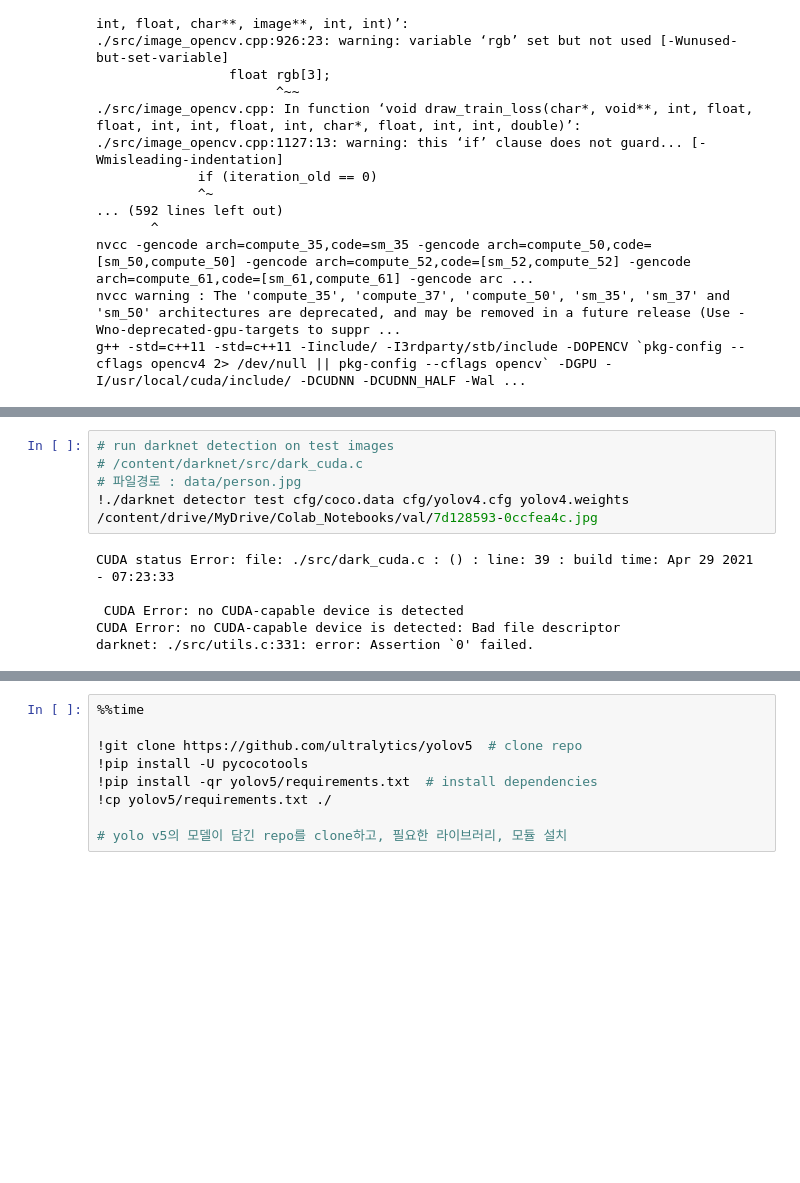
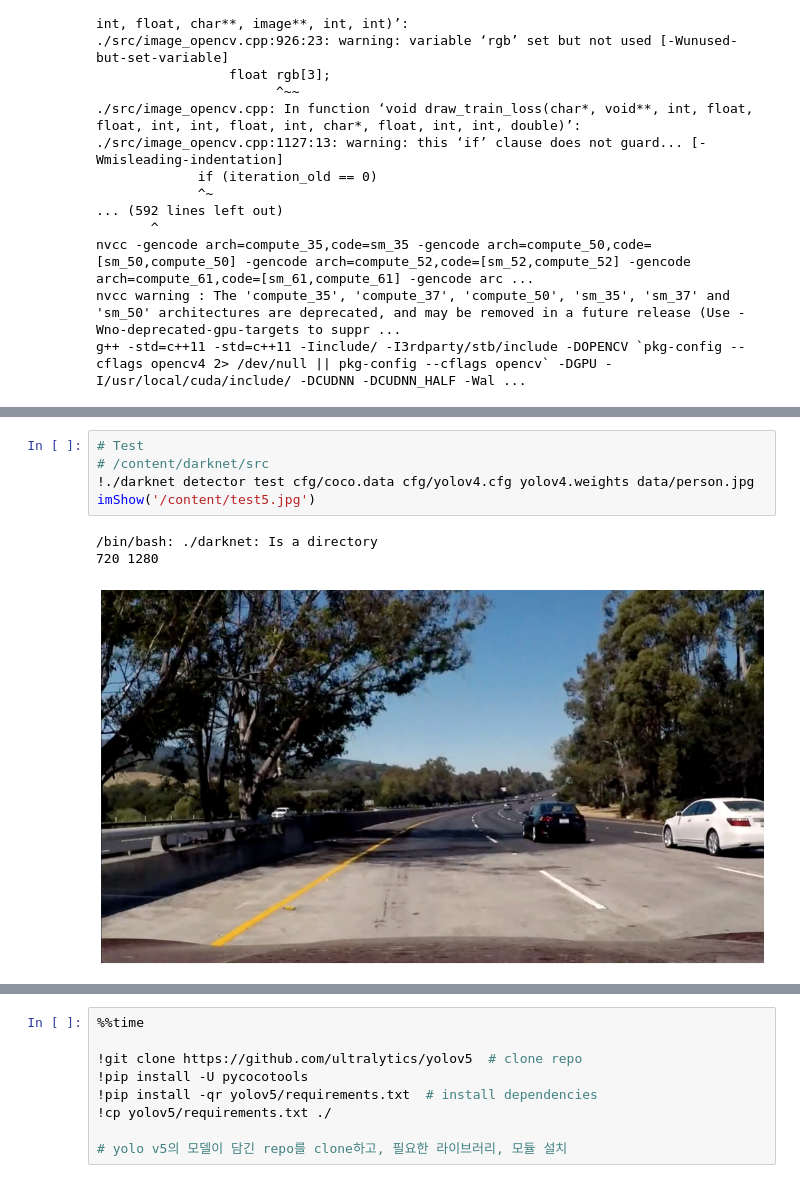
Before and after one commit to BoHye0202/Toy-Project, a Jupyter notebook: 3.Autonomous driving/Autonomous_Driving2.ipynb, the cells around one changed output, grey strips where cells are left out. Cells and saved outputs as stored; diff of their text form; blank space fills up the shorter version.

Commit message:
Colaboratory를 통해 생성됨

```diff
--- a/3.Autonomous driving/Autonomous_Driving2.ipynb
+++ b/3.Autonomous driving/Autonomous_Driving2.ipynb
@@ -1397,11 +1505,9 @@ darknet         include                 results
 # %%
-# run darknet detection on test images
-# /content/darknet/src/dark_cuda.c
-# 파일경로 : data/person.jpg
-!./darknet detector test cfg/coco.data cfg/yolov4.cfg yolov4.weights /content/drive/MyDrive/Colab_Notebooks/val/7d128593-0ccfea4c.jpg
+# Test
+# /content/darknet/src
+!./darknet detector test cfg/coco.data cfg/yolov4.cfg yolov4.weights data/person.jpg
+imShow('/content/test5.jpg')
 # %% [output]
-CUDA status Error: file: ./src/dark_cuda.c : () : line: 39 : build time: Apr 29 2021 - 07:23:33
-
- CUDA Error: no CUDA-capable device is detected
-CUDA Error: no CUDA-capable device is detected: Bad file descriptor
-darknet: ./src/utils.c:331: error: Assertion `0' failed.
+/bin/bash: ./darknet: Is a directory
+720 1280
+[figure, added]
```
Also changed, not shown: parts of 15 cells of this notebook.
